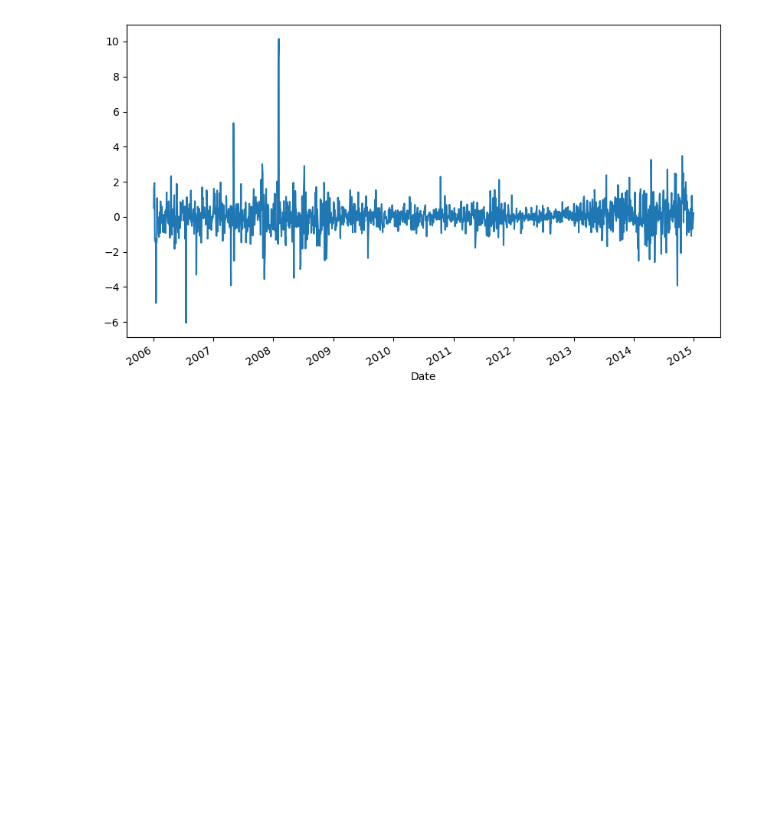
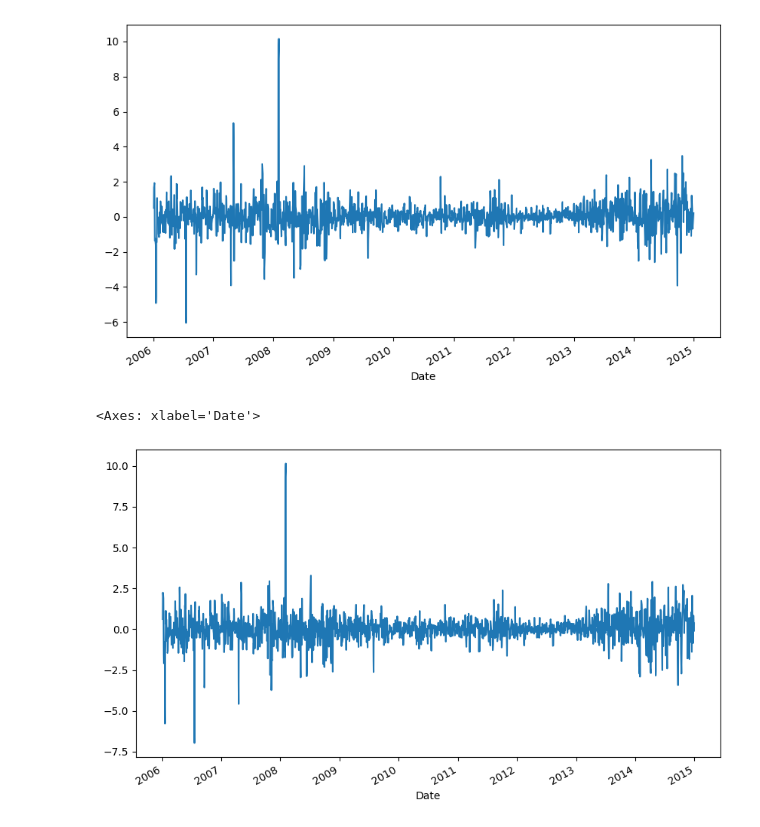
Before and after one commit to V-Adithya/DAV-Python, a Jupyter notebook: DAV Labsheet 9.ipynb, the cells around one changed output. Drawn from its saved outputs; the diff is of its cells as text; code cells hidden in the pictures; blank space fills up the shorter version.

```diff
--- a/DAV Labsheet 9.ipynb
+++ b/DAV Labsheet 9.ipynb
@@ -106,3 +106,8 @@ df.High.diff(2).plot(figsize=(10,6))
 # %% [output]
 <Axes: xlabel='Date'>
 [figure]
+# %%
+df.Close.diff(2).plot(figsize=(10,6))
+# %% [output]
+<Axes: xlabel='Date'>
+[figure, added]
```
Also changed, not shown: parts of 4 cells of this notebook.
